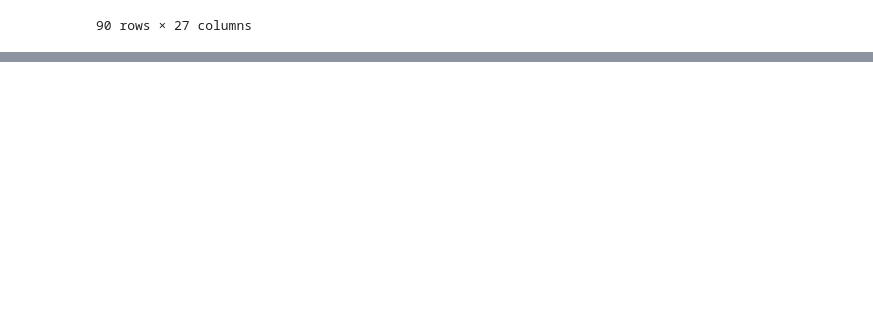
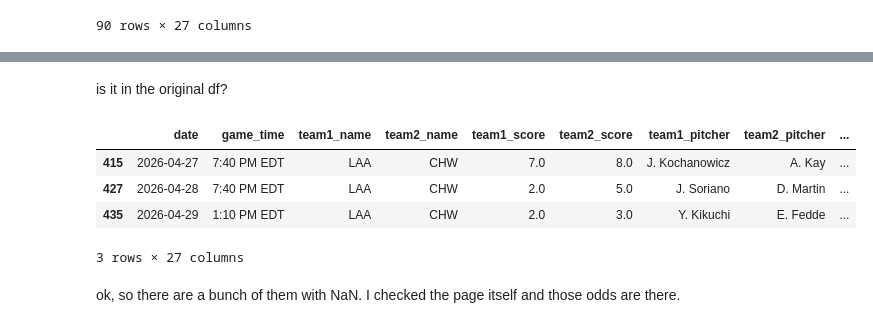
Before and after one commit to csdurfee/ai_odds_scraper, a Jupyter notebook: sbr_mlb_odds_analysis.ipynb, the cells around one changed output, grey strips where cells are left out. Cells and saved outputs as stored; diff of their text form; code cells hidden in the pictures; blank space fills up the shorter version.

```diff
--- a/sbr_mlb_odds_analysis.ipynb
+++ b/sbr_mlb_odds_analysis.ipynb
@@ -168,0 +261,12 @@ df[df.overround < 1.0]
+# %% [markdown]
+is it in the original df?
+# %%
+df[(df.team1_name == "LAA") & (df.team2_name == "CHW")]
+# %% [output]
+|  | date | game_time | team1_name | team2_name | team1_score | team2_score | team1_pitcher | team2_pitcher | ... |
+| 415 | 2026-04-27 | 7:40 PM EDT | LAA | CHW | 7.0 | 8.0 | J. Kochanowicz | A. Kay | ... |
+| 427 | 2026-04-28 | 7:40 PM EDT | LAA | CHW | 2.0 | 5.0 | J. Soriano | D. Martin | ... |
+| 435 | 2026-04-29 | 1:10 PM EDT | LAA | CHW | 2.0 | 3.0 | Y. Kikuchi | E. Fedde | ... |
+3 rows × 27 columns
+# %% [markdown]
+ok, so there are a bunch of them with NaN. I checked the page itself and those odds are there.
```
Also changed, not shown: parts of 16 cells of this notebook, 2 other files.
